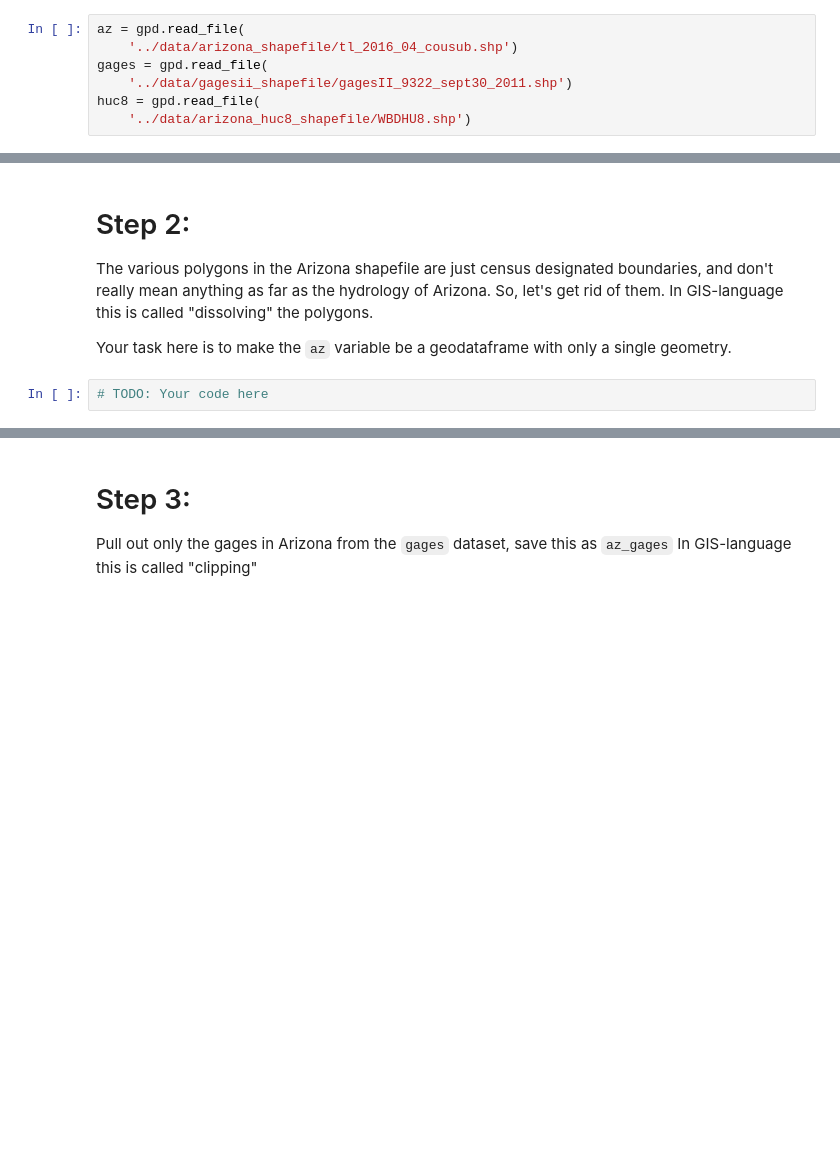
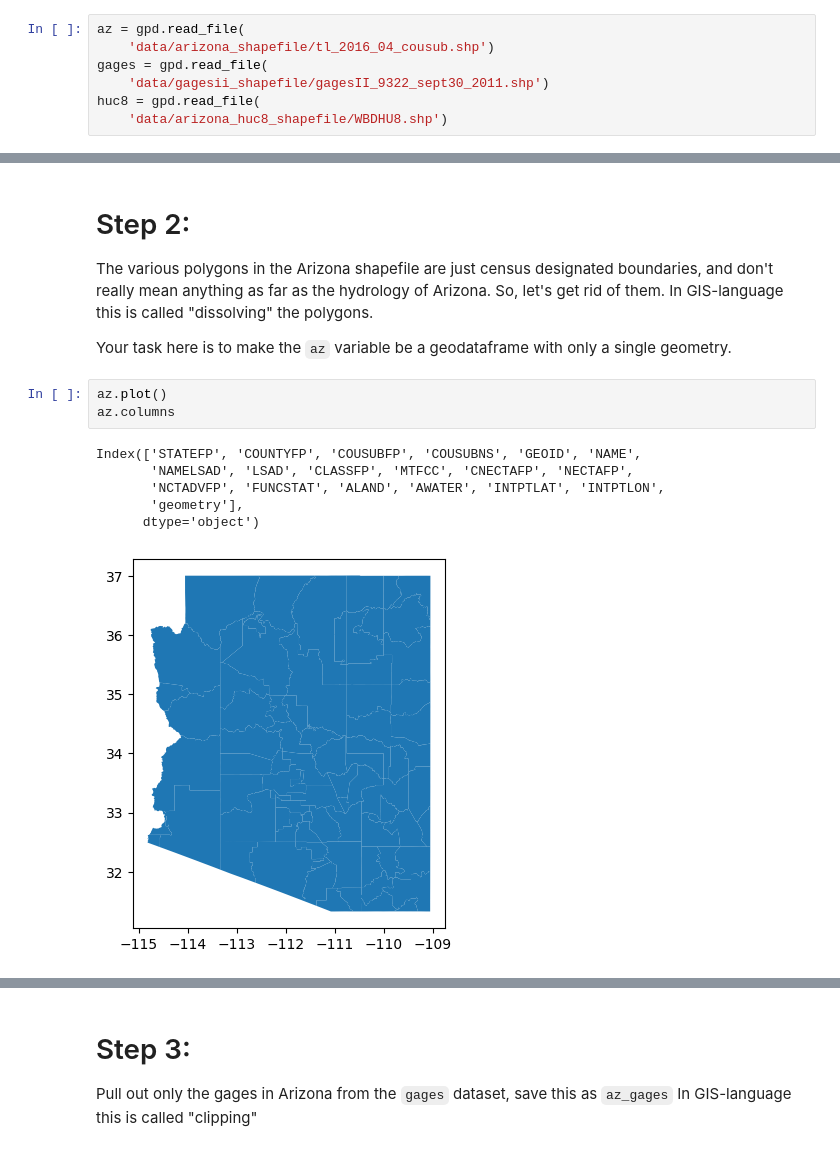
Before and after one commit to HAS-Tools-Fall25/homework_marcy, a Jupyter notebook: homework_submissions/hw5_geopandas_exercises.ipynb, the cells around one changed output, grey strips where cells are left out. Saved outputs shown, nothing was run; the diff lists cells and outputs as text; blank space fills up the shorter version.

```diff
--- a/homework_submissions/hw5_geopandas_exercises.ipynb
+++ b/homework_submissions/hw5_geopandas_exercises.ipynb
@@ -15,8 +15,8 @@ This can be done by specifying the url to the shapefile, but
 prepending it with `/vsicurl`
 # %%
 az = gpd.read_file(
-    '../data/arizona_shapefile/tl_2016_04_cousub.shp')
+    'data/arizona_shapefile/tl_2016_04_cousub.shp')
 gages = gpd.read_file(
-    '../data/gagesii_shapefile/gagesII_9322_sept30_2011.shp')
+    'data/gagesii_shapefile/gagesII_9322_sept30_2011.shp')
 huc8 = gpd.read_file(
-    '../data/arizona_huc8_shapefile/WBDHU8.shp')
+    'data/arizona_huc8_shapefile/WBDHU8.shp')
@@ -37,5 +37,13 @@ let's get rid of them. In GIS-language this is called
 
 Your task here is to make the `az` variable be a
 geodataframe with only a single geometry.
-# %%
-# TODO: Your code here
+# %%
+az.plot()
+az.columns
+# %% [output]
+Index(['STATEFP', 'COUNTYFP', 'COUSUBFP', 'COUSUBNS', 'GEOID', 'NAME',
+       'NAMELSAD', 'LSAD', 'CLASSFP', 'MTFCC', 'CNECTAFP', 'NECTAFP',
+       'NCTADVFP', 'FUNCSTAT', 'ALAND', 'AWATER', 'INTPTLAT', 'INTPTLON',
+       'geometry'],
+      dtype='object')
+[figure, added]
```
Also changed, not shown: parts of 12 cells of this notebook, 4 other files.
